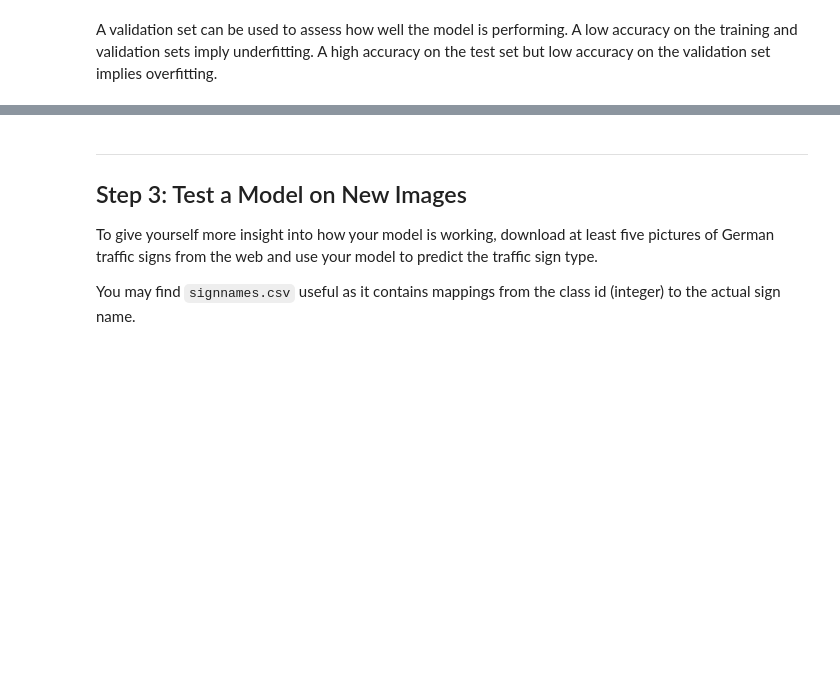
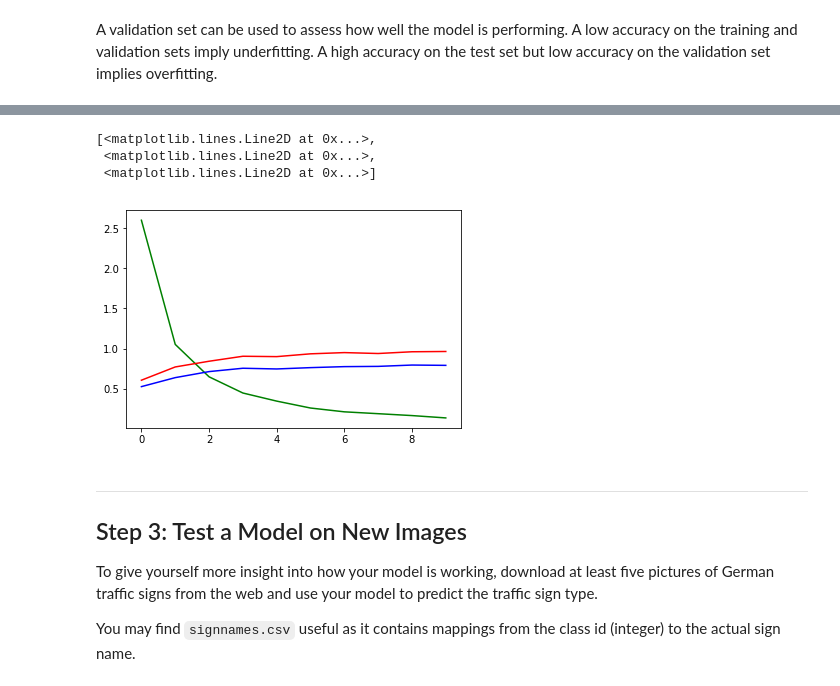
Before and after one commit to tongda/CarND-Traffic-Sign-Classifier-Project, a Jupyter notebook: Traffic_Sign_Classifier.ipynb, the cells around one changed output, grey strips where cells are left out. Saved outputs shown, nothing was run; the diff lists cells and outputs as text; code cells hidden in the pictures; blank space fills up the shorter version.

```diff
--- a/Traffic_Sign_Classifier.ipynb
+++ b/Traffic_Sign_Classifier.ipynb
@@ -216,7 +216,7 @@ y = tf.placeholder(tf.int32, shape=(None,))
 y_one_hot = tf.one_hot(y, n_classes)
 
 logits = mynet(X)
-cross_entropy = tf.nn.softmax_cross_entropy_with_logits(logits, y_one_hot)
+cross_entropy = tf.nn.softmax_cross_entropy_with_logits(logits=logits, labels=y_one_hot)
 loss_op = tf.reduce_mean(cross_entropy)
 optimizer = tf.train.AdamOptimizer(learning_rate=0.001)
 train_op = optimizer.minimize(loss_op)
@@ -250,20 +250,33 @@ EPOCH_NUM = 10
 
 with tf.Session() as sess:
     sess.run(tf.global_variables_initializer())
+    losses = []
+    validation_accuracies = []
+    train_accuracies = []
     for i in range(EPOCH_NUM):
         X_train, y_train = shuffle(X_train, y_train)
         loss_total = 0.
         for offset in range(0, n_train, BATCH_SIZE):
             end = offset + BATCH_SIZE
             X_batch, y_batch = X_train[offset:end], y_train[offset:end]
-            loss, _ = sess.run([loss_op, train_op], feed_dict={X: X_batch, y: y_batch})
-            loss_total += loss * len(X_batch)
+            loss_batch, _ = sess.run([loss_op, train_op], feed_dict={X: X_batch, y: y_batch})
+            loss_total += loss_batch * len(X_batch)
+
+        loss = loss_total / n_train
+        losses.append(loss)
+        validation_accuracy = evaluate(X_valid, y_valid)
+        validation_accuracies.append(validation_accuracy)
+        train_accuracy = evaluate(X_train, y_train)
+        train_accuracies.append(train_accuracy)
 
         if i % 1 == 0:
-            validation_accuracy = evaluate(X_valid, y_valid)
             print("EPOCH {} ...".format(i+1))
             print("Validation Accuracy = {:.3f}".format(validation_accuracy))
             print("Loss = {:.3f}".format(loss_total / n_train))
             print()
+
+plt.plot(range(EPOCH_NUM), losses, 'g',
+         range(EPOCH_NUM), validation_accuracies, 'b',
+         range(EPOCH_NUM), train_accuracies, 'r')
 # %% [output]
 EPOCH 1 ...
@@ -286,3 +299,7 @@ Loss = 0.114
+[<matplotlib.lines.Line2D at 0x...>,
+ <matplotlib.lines.Line2D at 0x...>,
+ <matplotlib.lines.Line2D at 0x...>]
+[figure, added]
 # %% [markdown]
 ---
 
```
Also changed, not shown: parts of 1 cell of this notebook.
